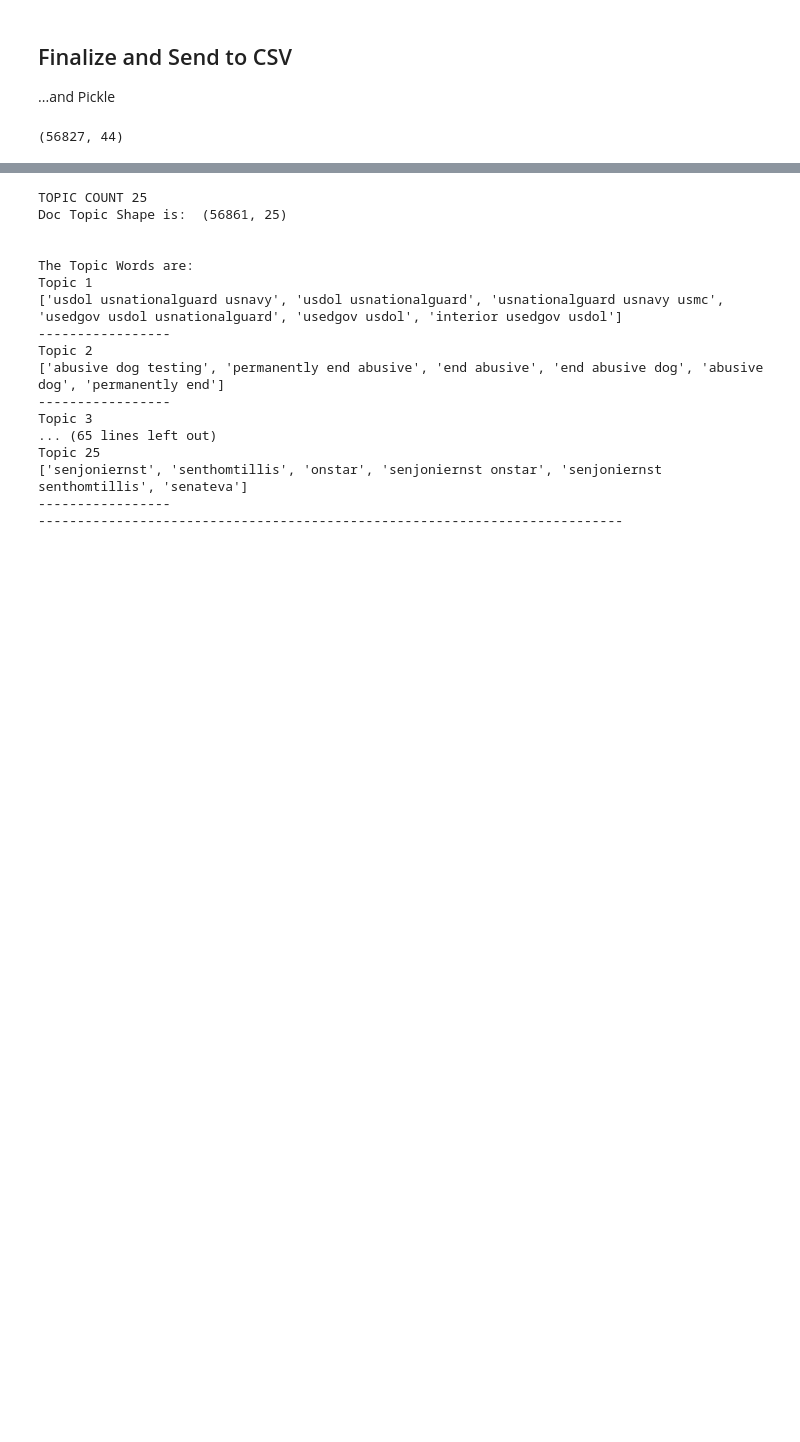
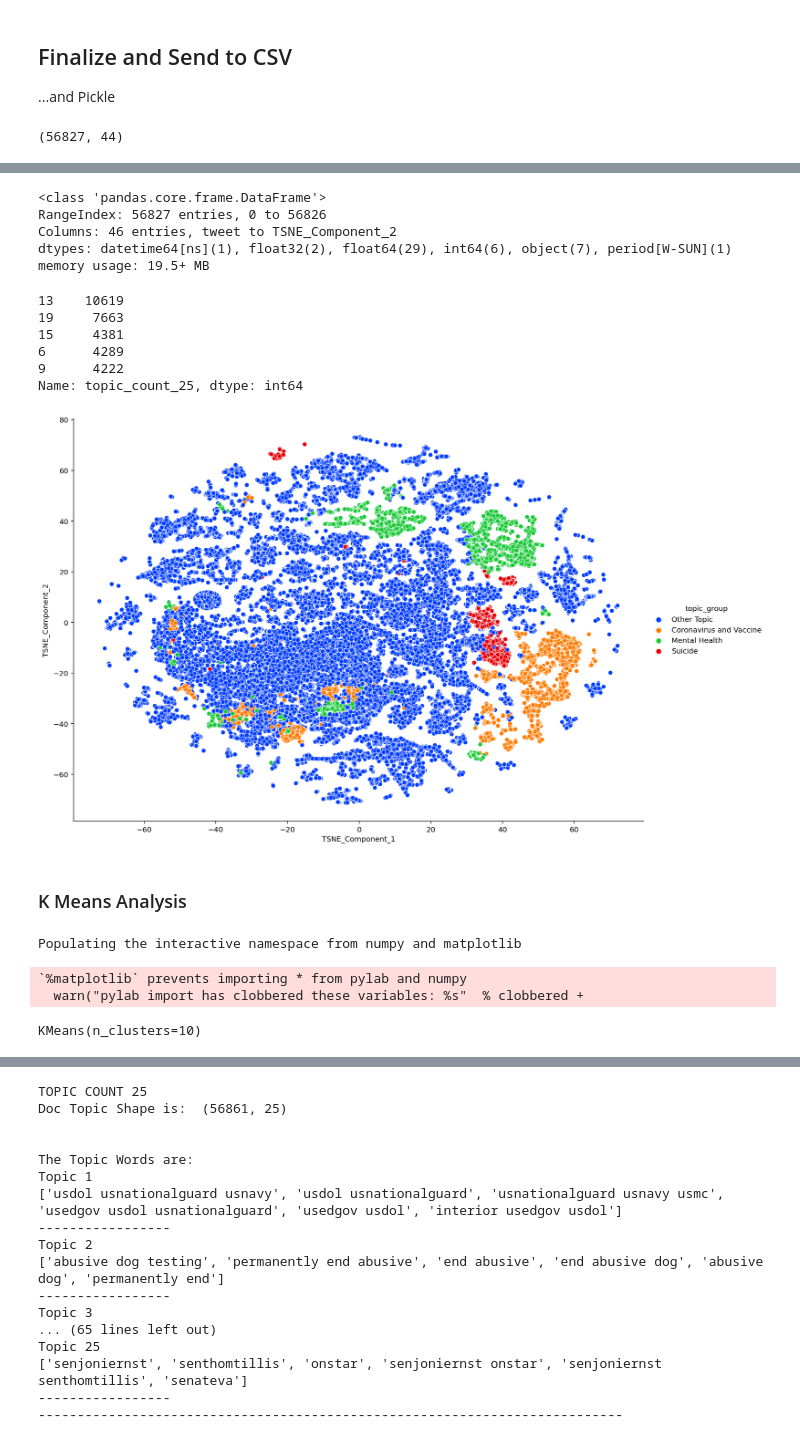
Before and after one commit to rhyscarter86/project_04_va_tweets, a Jupyter notebook: project_04_file3_vectorization_and_topic_modeling.ipynb, the cells around one changed output, grey strips where cells are left out. Drawn from its saved outputs; the diff is of its cells as text; code cells hidden in the pictures; blank space fills up the shorter version.

Commit message:
added in post-presentation additional analysis and visualizations to appendices

```diff
--- a/project_04_file3_vectorization_and_topic_modeling.ipynb
+++ b/project_04_file3_vectorization_and_topic_modeling.ipynb
@@ -273,0 +330,10 @@ df_aug2020_feb2021_copy_w_sentiment_pickle.shape
+# %%
+#from sklearn import datasets
+from sklearn.manifold import TSNE
+
+#digits = datasets.load_digits()
+
+#X = X_transf
+X = nmf_cvec_25_topics_doc_topic
+model = TSNE(n_components=2, random_state=0,verbose=0)
+low_data = model.fit_transform(X)
@@ -273,0 +344,2 @@ df_aug2020_feb2021_copy_w_sentiment_pickle.shape
+# %%
+df_tsne = pd.DataFrame(data=low_data, columns=["column1", "column2"])
@@ -273,0 +362,63 @@ df_aug2020_feb2021_copy_w_sentiment_pickle.shape
+# %%
+df_tsne.rename(columns={'column1': 'TSNE_Component_1', 'column2': 'TSNE_Component_2'}, inplace=True)
+# %%
+df_final = df_final.join(pd.DataFrame(df_tsne))
+# %%
+df_final.info(max_cols = 20)
+# %% [output]
+<class 'pandas.core.frame.DataFrame'>
+RangeIndex: 56827 entries, 0 to 56826
+Columns: 46 entries, tweet to TSNE_Component_2
+dtypes: datetime64[ns](1), float32(2), float64(29), int64(6), object(7), period[W-SUN](1)
+memory usage: 19.5+ MB
+# %%
+df_final.topic_count_25.value_counts()[:5]
+# %% [output]
+13    10619
+19     7663
+15     4381
+6      4289
+9      4222
+Name: topic_count_25, dtype: int64
+# %%
+
+sns.relplot(x="TSNE_Component_1", y="TSNE_Component_2", hue="topic_group", data=df_final, legend = 'full',
+            height=8.27, aspect=11.7/8.27, palette = "bright");
+
+#"hls", 8
+# %% [output]
+[figure, added]
+# %% [markdown]
+### K Means Analysis
+# %%
+#######################
+# standard code block #
+#######################
+
+# see https://ipython.readthedocs.io/en/stable/interactive/magics.html
+%pylab inline
+
+# sets backend to render higher res images
+%config InlineBackend.figure_formats = ['retina']
+
+
+# uses custom metis style sheet for notebooks
+from IPython.core.display import HTML
+HTML("""<link rel="stylesheet" href="https://soph.info/metis/nb.css" type="text/css"/>""")
+
+#######################
+#       imports       #
+#######################
+import pandas as pd
+import seaborn as sns
+
+# import sklearn
+from sklearn.preprocessing import scale
+from sklearn.cluster import KMeans
+from sklearn.datasets import make_blobs
+#from sklearn.datasets import fetch_mldata
+from sklearn.utils import shuffle
+# %% [output]
+Populating the interactive namespace from numpy and matplotlib
+`%matplotlib` prevents importing * from pylab and numpy
+  warn("pylab import has clobbered these variables: %s"  % clobbered +
@@ -273,0 +429,4 @@ df_aug2020_feb2021_copy_w_sentiment_pickle.shape
+# %%
+km.fit(X_transf)
+# %% [output]
+KMeans(n_clusters=10)
```
Also changed, not shown: parts of 23 cells of this notebook.
